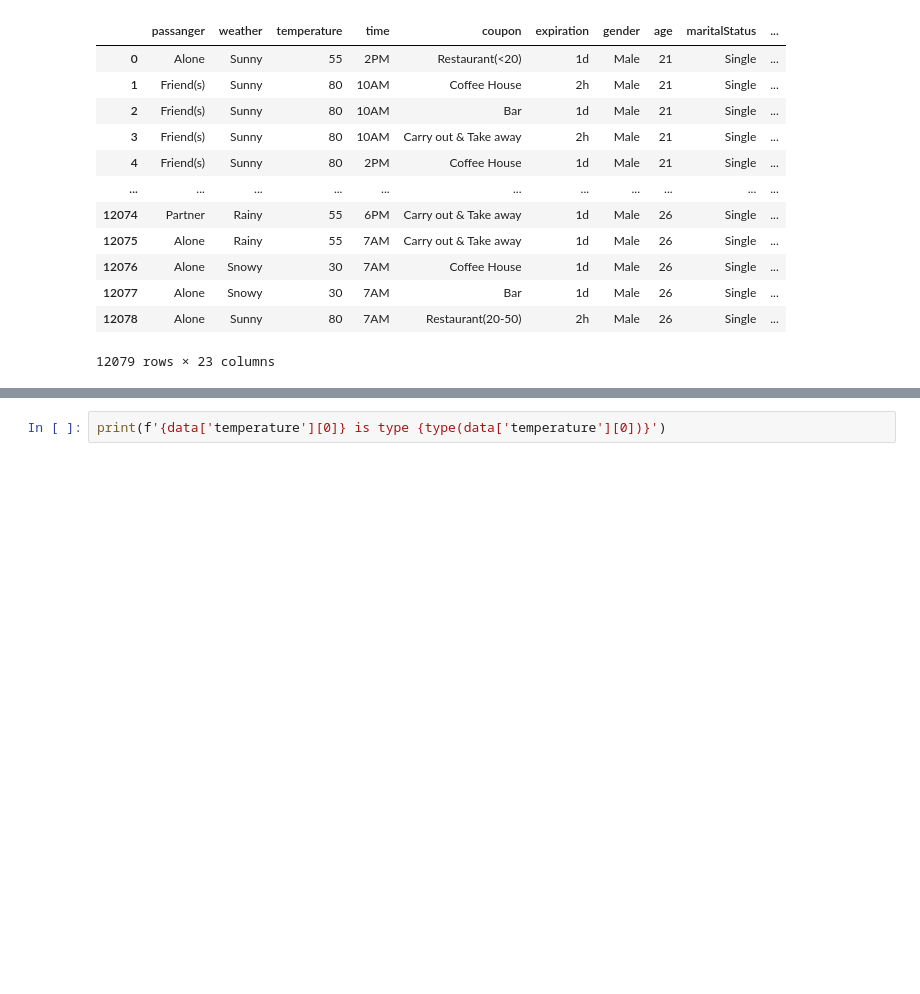
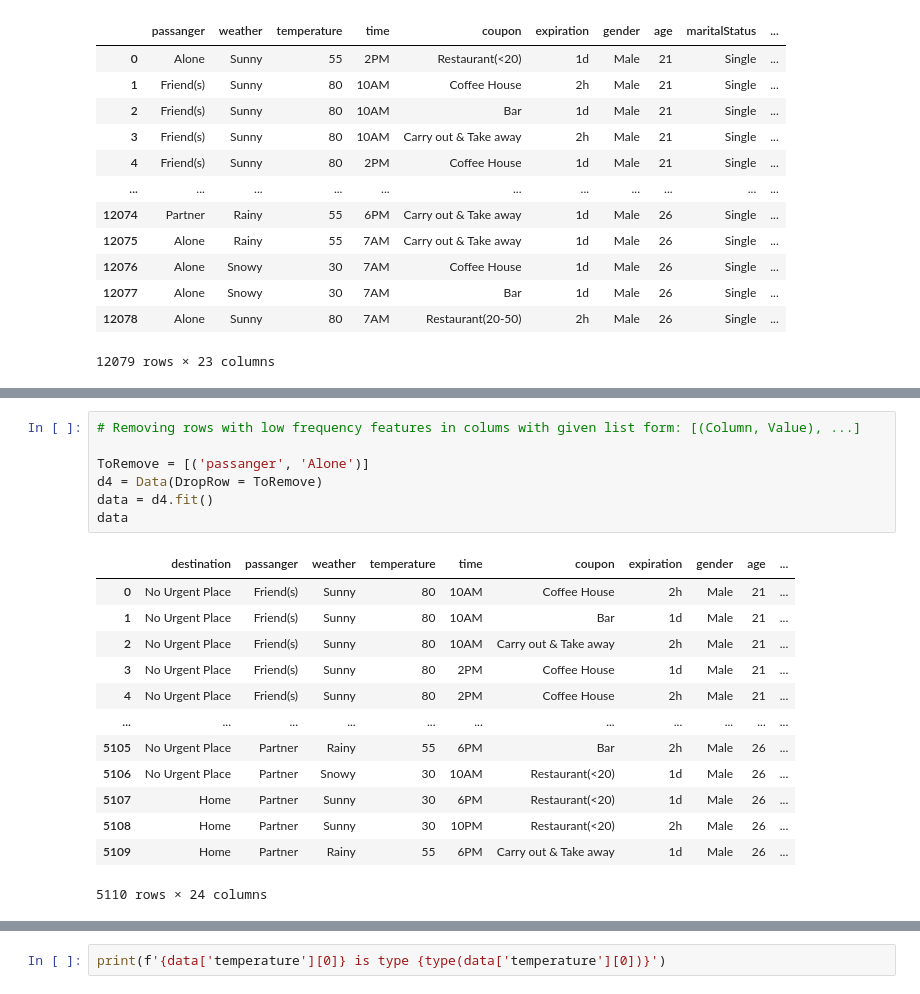
Before and after one commit to TarasKutsyk/Data-Analytics-Project, a Jupyter notebook: Data_class.ipynb, the cells around one changed output, grey strips where cells are left out. Saved outputs shown, nothing was run; the diff lists cells and outputs as text; blank space fills up the shorter version.

```diff
--- a/Data_class.ipynb
+++ b/Data_class.ipynb
@@ -203,3 +270,24 @@ d2.fit()
+# %%
+# Removing rows with low frequency features in colums with given list form: [(Column, Value), ...]
+
+ToRemove = [('passanger', 'Alone')]
+d4 = Data(DropRow = ToRemove)
+data = d4.fit()
+data
+# %% [output]
+|  | destination | passanger | weather | temperature | time | coupon | expiration | gender | age | ... |
+| 0 | No Urgent Place | Friend(s) | Sunny | 80 | 10AM | Coffee House | 2h | Male | 21 | ... |
+| 1 | No Urgent Place | Friend(s) | Sunny | 80 | 10AM | Bar | 1d | Male | 21 | ... |
+| 2 | No Urgent Place | Friend(s) | Sunny | 80 | 10AM | Carry out & Take away | 2h | Male | 21 | ... |
+| 3 | No Urgent Place | Friend(s) | Sunny | 80 | 2PM | Coffee House | 1d | Male | 21 | ... |
+| 4 | No Urgent Place | Friend(s) | Sunny | 80 | 2PM | Coffee House | 2h | Male | 21 | ... |
+| ... | ... | ... | ... | ... | ... | ... | ... | ... | ... | ... |
+| 5105 | No Urgent Place | Partner | Rainy | 55 | 6PM | Bar | 2h | Male | 26 | ... |
+| 5106 | No Urgent Place | Partner | Snowy | 30 | 10AM | Restaurant(<20) | 1d | Male | 26 | ... |
+| 5107 | Home | Partner | Sunny | 30 | 6PM | Restaurant(<20) | 1d | Male | 26 | ... |
+| 5108 | Home | Partner | Sunny | 30 | 10PM | Restaurant(<20) | 2h | Male | 26 | ... |
+| 5109 | Home | Partner | Rainy | 55 | 6PM | Carry out & Take away | 1d | Male | 26 | ... |
+5110 rows × 24 columns
 # %%
 # Removing and changing the encoding way
 
```
Also changed, not shown: parts of 9 cells of this notebook.
